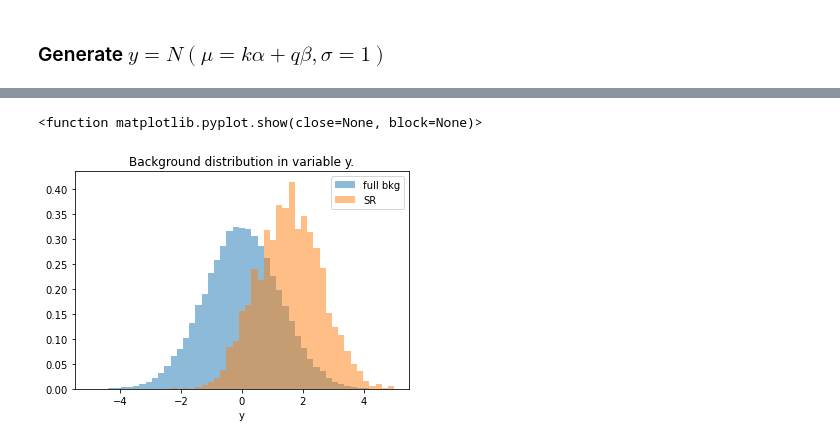
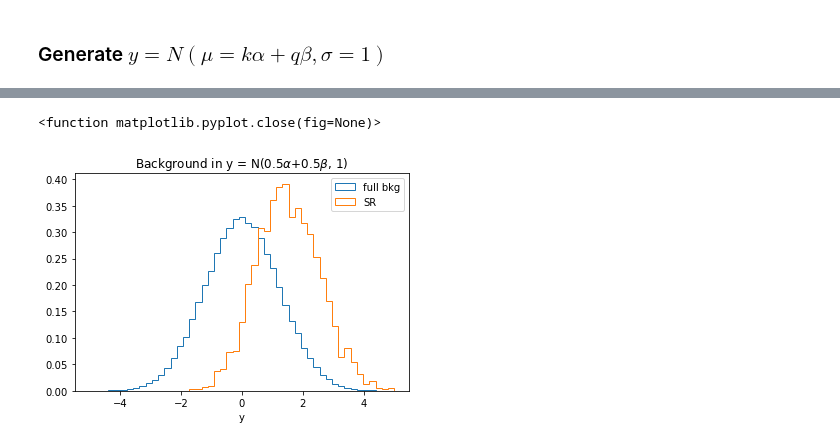
Before and after one commit to hep-lbdl/non-resonant-AD-extrapolation, a Jupyter notebook: Example.ipynb, the cells around one changed output, grey strips where cells are left out. Cells and saved outputs as stored; diff of their text form; code cells hidden in the pictures.

```diff
--- a/Example.ipynb
+++ b/Example.ipynb
@@ -169,11 +163,0 @@ Not a good example, because y is deterministic of $\alpha$ and $\beta$.
-# %%
-Y = np.exp(-(x1+x2)**2)
-mask_SR = (x1 > 1) & (x2 > 1)
-bins = np.linspace(0.0, 1.0, 100)
-plt.hist(Y, bins, density=True, alpha = 0.5, label='full bkg')
-plt.hist(Y[mask_SR], bins, density=True, alpha = 0.5, label='SR')
-plt.title("Background distribution in variable y.")
-plt.xlabel("y")
-plt.yscale("log")
-plt.legend()
-plt.show
@@ -256,10 +204,0 @@ plt.show
-# %%
-Y = np.random.normal(0, 1, n1).astype(dtype=np.float32)
-mask_SR = (x1 > 1) & (x2 > 1)
-bins = np.linspace(-5, 5, 50)
-plt.hist(Y, bins = bins, density = True, alpha = 0.5, label='full bkg')
-plt.hist(Y[mask_SR], bins = bins, density = True, alpha = 0.5, label='SR')
-plt.title("Background distribution in variable y.")
-plt.xlabel("y")
-plt.legend()
-plt.show
@@ -300,2 +205,5 @@ plt.show
 # %% [markdown]
 ### Generate $ y = N( \mu = k\alpha + q\beta,\sigma = 1)$
+# %%
+def Y(k, q, x1, x2):
+    return np.random.normal(k*x1 + q*x2, 1, n1).astype(dtype=np.float32)
@@ -302,16 +293,16 @@ plt.show
 # %%
-k = 0.5
-q = 0.5
-Y = np.random.normal(k*x1 + q*x2, 1, n1).astype(dtype=np.float32)
-mask_SR = (x1 > 1) & (x2 > 1)
+Y_cond5 = Y(0.5, 0.5, x1, x2)
+plt.figure(figsize=(6,4))
 bins = np.linspace(-5, 5, 50)
-plt.hist(Y, bins = bins, density = True, alpha = 0.5, label='full bkg')
-plt.hist(Y[mask_SR], bins = bins, density = True, alpha = 0.5, label='SR')
-plt.title("Background distribution in variable y.")
+plt.hist(Y_cond5, bins = bins, density = True, histtype='step', label='full bkg')
+plt.hist(Y_cond5[mask_SR], bins = bins, density = True, histtype='step', label='SR')
+plt.title("Background in y = N($0.5\\alpha$+0.5$\\beta$, 1)")
 plt.xlabel("y")
 plt.legend()
 plt.show
+plt.savefig('plots/full_bkg_in_y_cond5.png')
+plt.close
 # %% [output]
-<function matplotlib.pyplot.show(close=None, block=None)>
+<function matplotlib.pyplot.close(fig=None)>
-[figure, old version]
+[figure, new version]
 # %%
```
Also changed, not shown: parts of 34 cells of this notebook, 1 other file.
